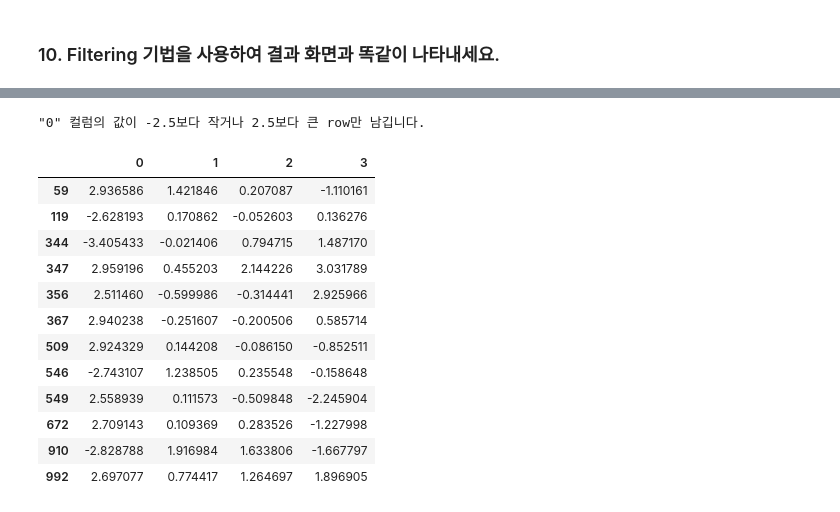
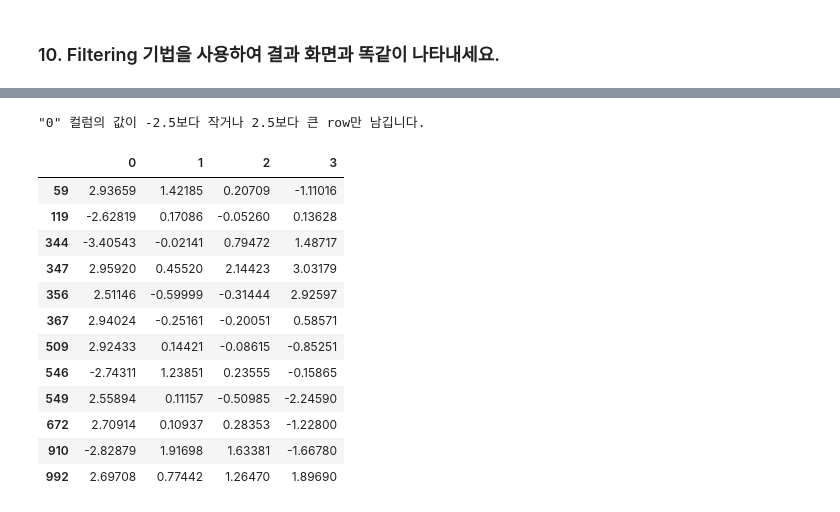
Before and after one commit to minchan-byun/wanted-pre-onboarding-challenge-data, a Jupyter notebook: Pandas/Pandas Quiz-문제.ipynb, the cells around one changed output, grey strips where cells are left out. Cells and saved outputs as stored; diff of their text form; code cells hidden in the pictures.

```diff
--- a/Pandas/Pandas Quiz-문제.ipynb
+++ b/Pandas/Pandas Quiz-문제.ipynb
@@ -78,6 +80,9 @@ Index(['gameId', 'creationTime', 'gameDuration', 'seasonId', 'winner',
 # %% [markdown]
 ### 7. 각 수치형 변수의 분포(사분위, 평균, 표준편차, 최대 , 최소)를 확인하세요
 # %%
-df.
+df1 = df.describe()
+# map(lambda x : round(x,5) , df1)
+pd.options.display.float_format = '{:.5f}'.format
+df1
 # %% [output]
 |  | gameId | creationTime | gameDuration | seasonId | winner | firstBlood | firstTower | firstInhibitor | ... |
@@ -187,0 +177,6 @@ Index(['0', '1', '2', '3'], dtype='object')
+# %%
+import numpy as np
+
+data = pd.read_csv('./filtering.csv')
+print(data.columns)
+data.describe()
@@ -188,21 +194,22 @@ Index(['0', '1', '2', '3'], dtype='object')
 # %%
 print('"0" 컬럼의 값이 -2.5보다 작거나 2.5보다 큰 row만 남깁니다.')
 ################
 # 필터링을 해주세요.
-
+# df[(df.0 < -2.5) | (df.0 > 2.5)]
+data[(data['0'] < -2.5) | (data['0'] > 2.5)]
 ################
 # %% [output]
 "0" 컬럼의 값이 -2.5보다 작거나 2.5보다 큰 row만 남깁니다.
 |  | 0 | 1 | 2 | 3 |
-| 59 | 2.936586 | 1.421846 | 0.207087 | -1.110161 |
-| 119 | -2.628193 | 0.170862 | -0.052603 | 0.136276 |
-| 344 | -3.405433 | -0.021406 | 0.794715 | 1.487170 |
-| 347 | 2.959196 | 0.455203 | 2.144226 | 3.031789 |
-| 356 | 2.511460 | -0.599986 | -0.314441 | 2.925966 |
-| 367 | 2.940238 | -0.251607 | -0.200506 | 0.585714 |
-| 509 | 2.924329 | 0.144208 | -0.086150 | -0.852511 |
-| 546 | -2.743107 | 1.238505 | 0.235548 | -0.158648 |
-| 549 | 2.558939 | 0.111573 | -0.509848 | -2.245904 |
-| 672 | 2.709143 | 0.109369 | 0.283526 | -1.227998 |
-| 910 | -2.828788 | 1.916984 | 1.633806 | -1.667797 |
-| 992 | 2.697077 | 0.774417 | 1.264697 | 1.896905 |
+| 59 | 2.93659 | 1.42185 | 0.20709 | -1.11016 |
+| 119 | -2.62819 | 0.17086 | -0.05260 | 0.13628 |
+| 344 | -3.40543 | -0.02141 | 0.79472 | 1.48717 |
+| 347 | 2.95920 | 0.45520 | 2.14423 | 3.03179 |
+| 356 | 2.51146 | -0.59999 | -0.31444 | 2.92597 |
+| 367 | 2.94024 | -0.25161 | -0.20051 | 0.58571 |
+| 509 | 2.92433 | 0.14421 | -0.08615 | -0.85251 |
+| 546 | -2.74311 | 1.23851 | 0.23555 | -0.15865 |
+| 549 | 2.55894 | 0.11157 | -0.50985 | -2.24590 |
+| 672 | 2.70914 | 0.10937 | 0.28353 | -1.22800 |
+| 910 | -2.82879 | 1.91698 | 1.63381 | -1.66780 |
+| 992 | 2.69708 | 0.77442 | 1.26470 | 1.89690 |
```
Also changed, not shown: parts of 12 cells of this notebook, 7 other files.
